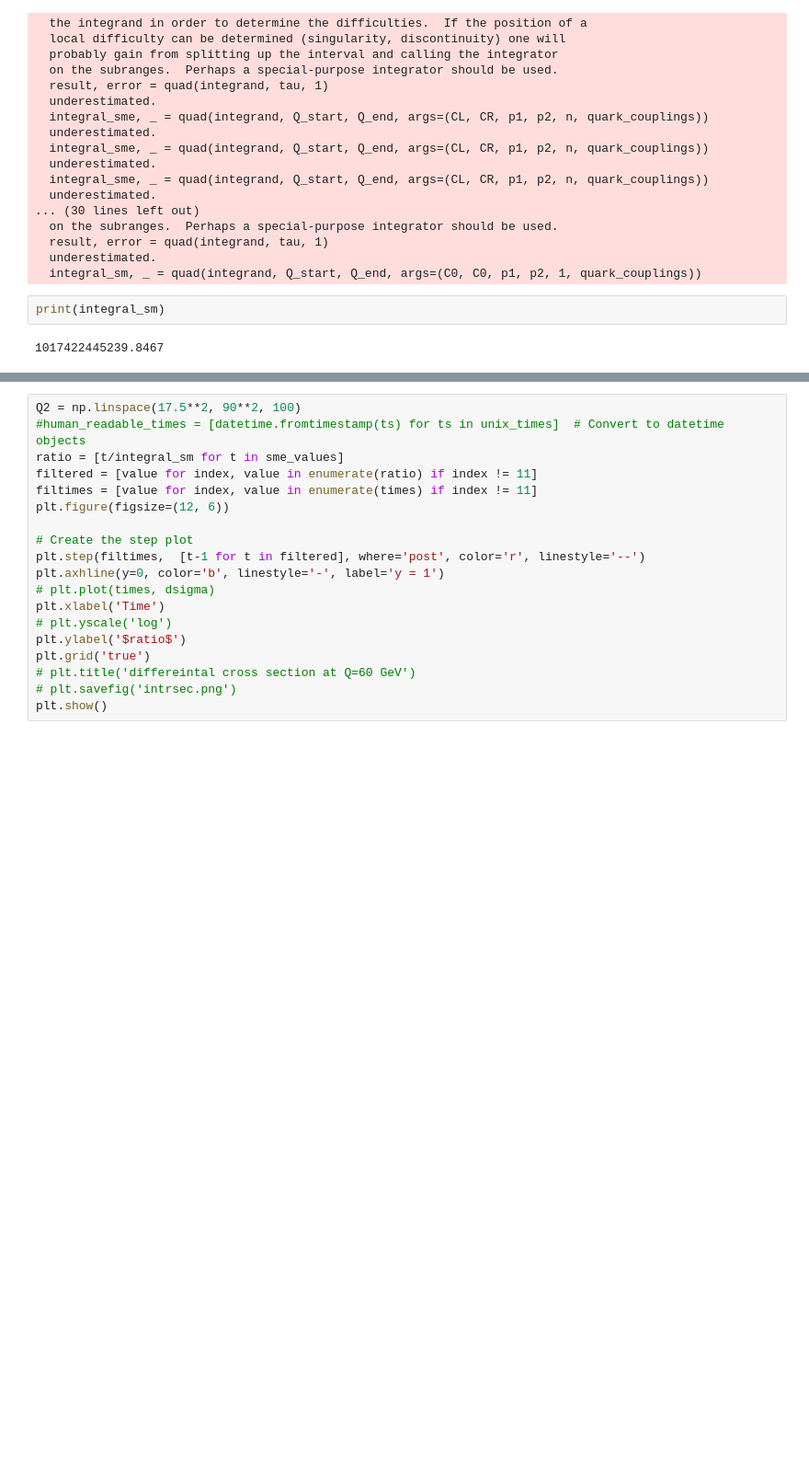
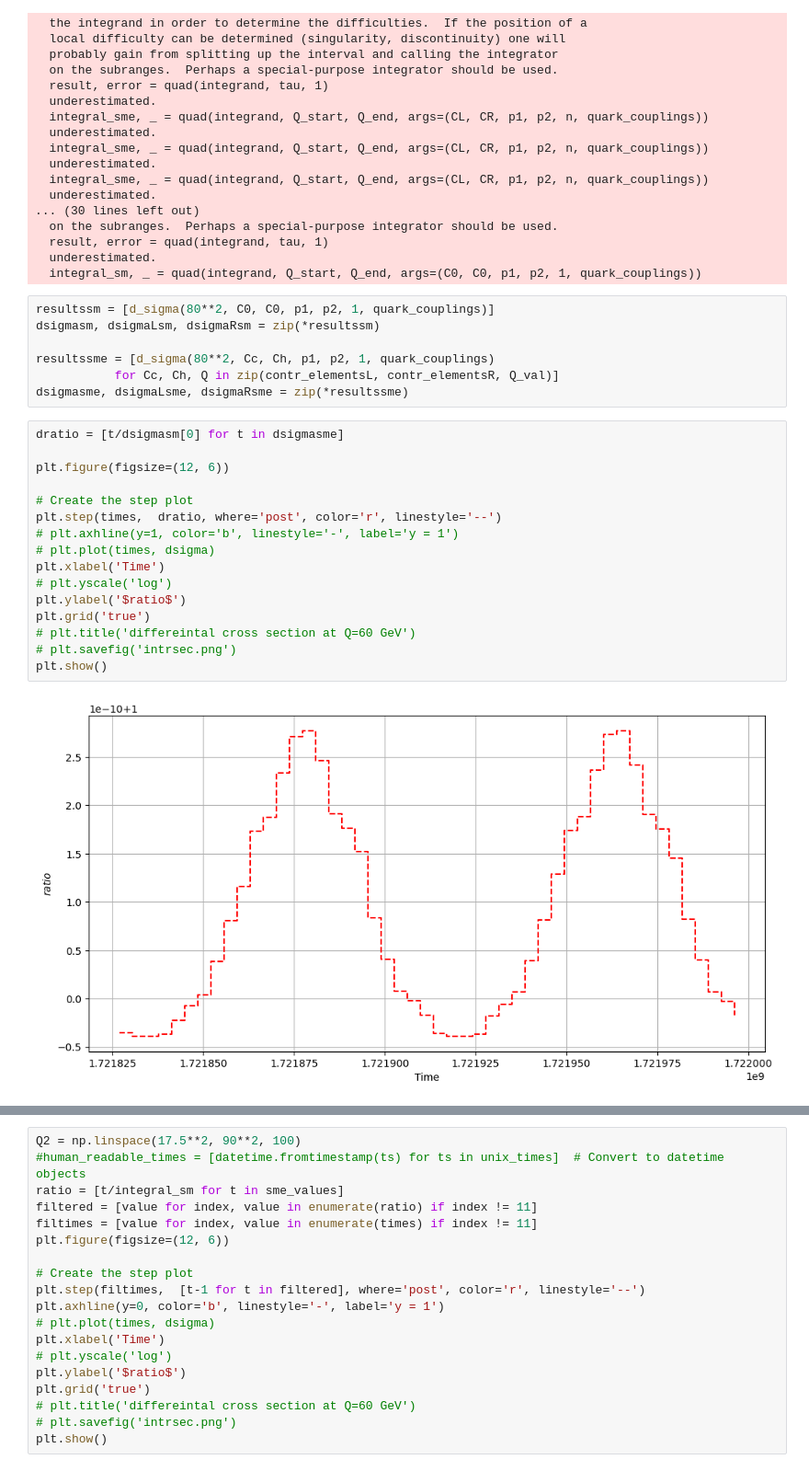
Before and after one commit to benkjor/LIV, a Jupyter notebook: cross section variation Q(60,70)/test.ipynb, the cells around one changed output, grey strips where cells are left out. Shown at 92% size. Saved outputs shown, nothing was run; the diff lists cells and outputs as text; blank space fills up the shorter version.

```diff
--- a/cross section variation Q(60,70)/test.ipynb
+++ b/cross section variation Q(60,70)/test.ipynb
@@ -277,7 +277,28 @@ integral_sm, _ = quad(integrand, Q_start, Q_end, args=(C0, C0, p1, p2, 1, quark_
   result, error = quad(integrand, tau, 1)
   underestimated.
   integral_sm, _ = quad(integrand, Q_start, Q_end, args=(C0, C0, p1, p2, 1, quark_couplings))
+# %%
+resultssm = [d_sigma(80**2, C0, C0, p1, p2, 1, quark_couplings)]
+dsigmasm, dsigmaLsm, dsigmaRsm = zip(*resultssm)
+
+resultssme = [d_sigma(80**2, Cc, Ch, p1, p2, 1, quark_couplings)
+           for Cc, Ch, Q in zip(contr_elementsL, contr_elementsR, Q_val)]
+dsigmasme, dsigmaLsme, dsigmaRsme = zip(*resultssme)
 # %%
-print(integral_sm)
+dratio = [t/dsigmasm[0] for t in dsigmasme]
+
+plt.figure(figsize=(12, 6))
+
+# Create the step plot
+plt.step(times,  dratio, where='post', color='r', linestyle='--')
+# plt.axhline(y=1, color='b', linestyle='-', label='y = 1')
+# plt.plot(times, dsigma)
+plt.xlabel('Time')
+# plt.yscale('log')
+plt.ylabel('$ratio$')
+plt.grid('true')
+# plt.title('differeintal cross section at Q=60 GeV')
+# plt.savefig('intrsec.png')
+plt.show()
 # %% [output]
-1017422445239.8467
+[figure, added]
```
Also changed, not shown: parts of 2 cells of this notebook.
